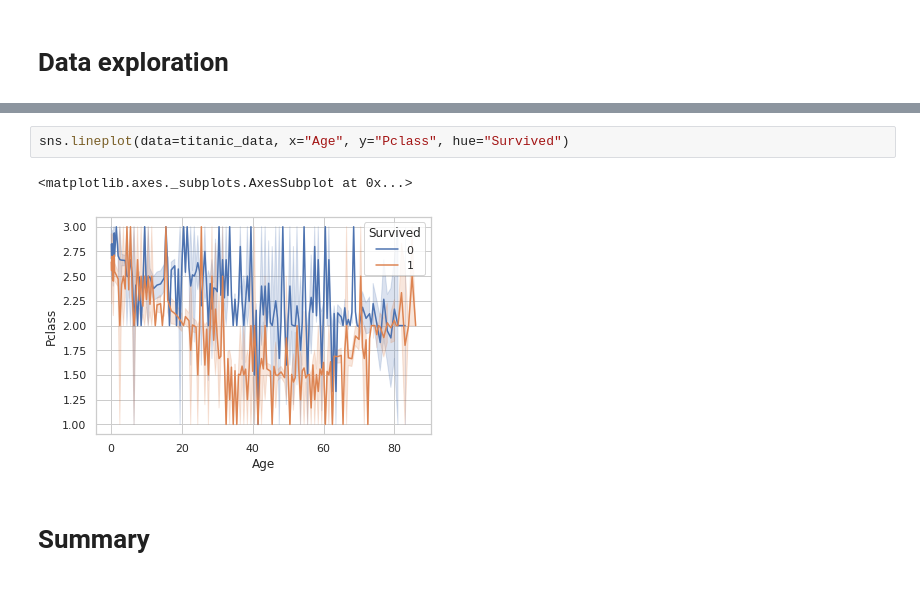
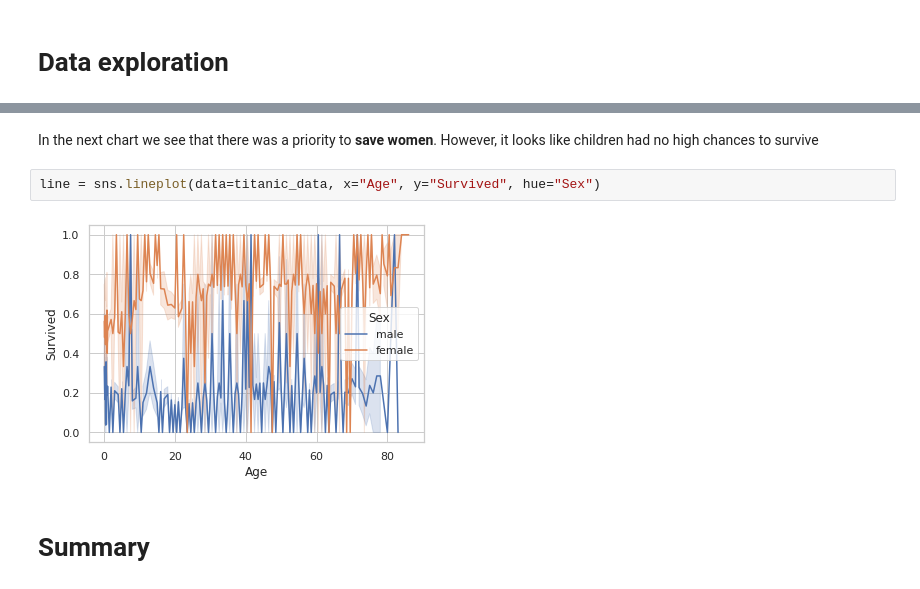
Before and after one commit to McReader/ml-intro, a Jupyter notebook: 2_data_exploration/eda.ipynb, the cells around one changed output, grey strips where cells are left out. Drawn from its saved outputs; the diff is of its cells as text.

```diff
--- a/2_data_exploration/eda.ipynb
+++ b/2_data_exploration/eda.ipynb
@@ -166,7 +172,8 @@ On the chart above we can see the proportion between survived and died passenger
+# %% [markdown]
+In the next chart we see that there was a priority to **save women**. However, it looks like children had no high chances to survive
 # %%
-sns.lineplot(data=titanic_data, x="Age", y="Pclass", hue="Survived")
+line = sns.lineplot(data=titanic_data, x="Age", y="Survived", hue="Sex")
 # %% [output]
-<matplotlib.axes._subplots.AxesSubplot at 0x...>
-[figure, old version]
+[figure, new version]
 # %% [markdown]
 # Summary
```
Also changed, not shown: parts of 10 cells of this notebook.
